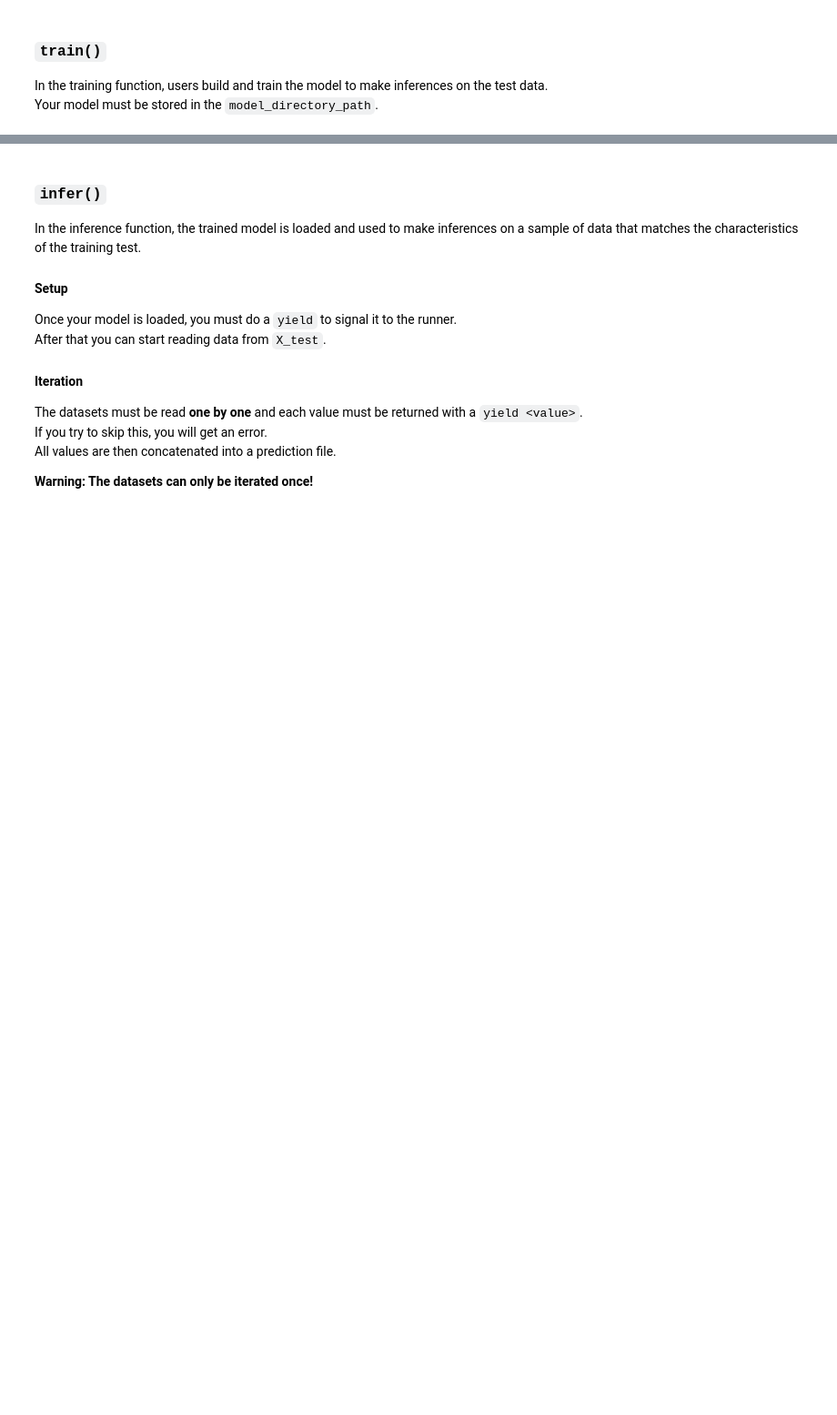
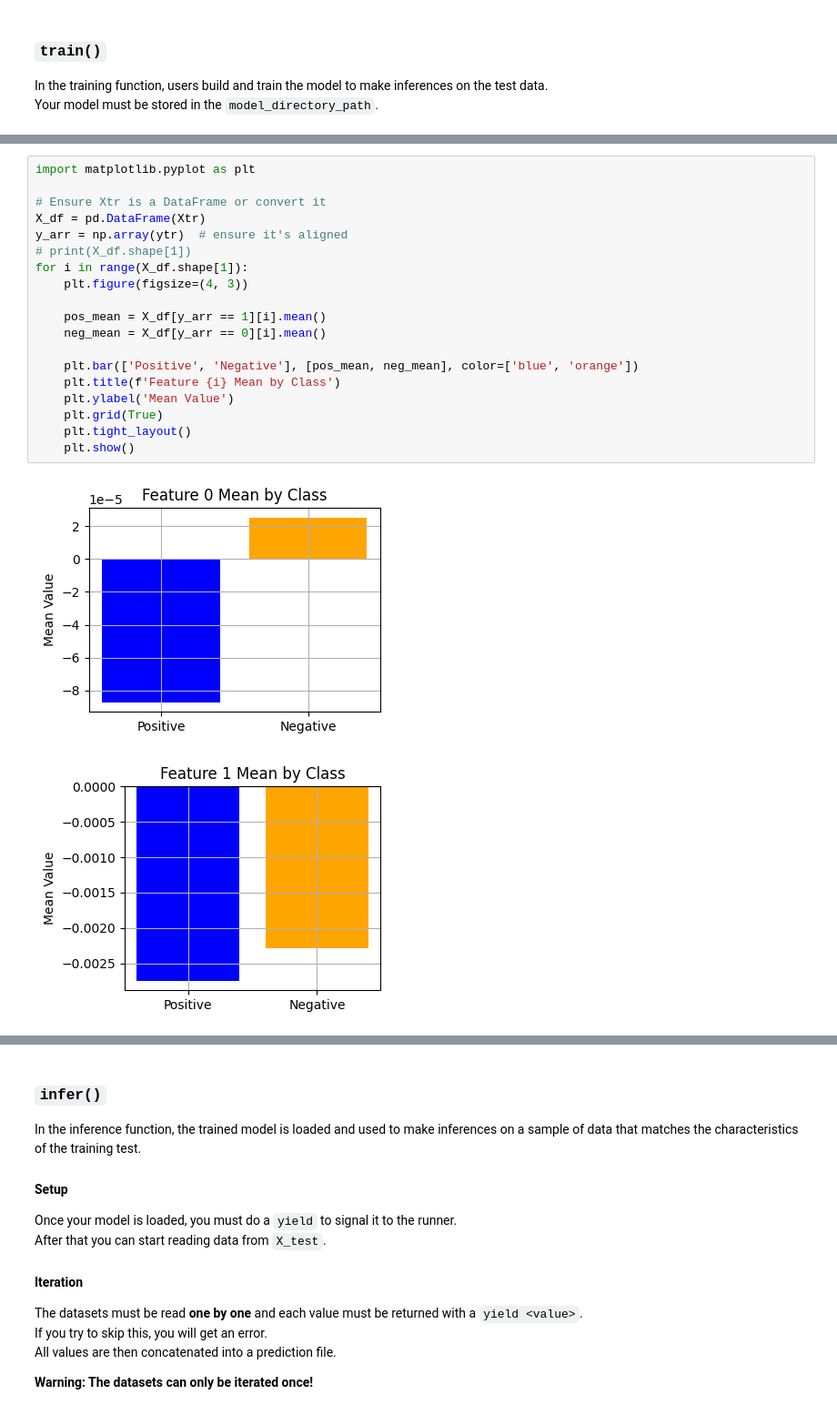
Before and after one commit to nurdauletakhanov/BlottoGame, a Jupyter notebook: competitions/structural-break/quickstarters/random-submission/random-submission.ipynb, the cells around one changed output, grey strips where cells are left out. Shown: that part at 91% size. Cells and saved outputs as stored; diff of their text form; blank space fills up the shorter version.

```diff
--- a/competitions/structural-break/quickstarters/random-submission/random-submission.ipynb
+++ b/competitions/structural-break/quickstarters/random-submission/random-submission.ipynb
@@ -189,0 +274,22 @@ def train(
+# %%
+import matplotlib.pyplot as plt
+
+# Ensure Xtr is a DataFrame or convert it
+X_df = pd.DataFrame(Xtr)
+y_arr = np.array(ytr)  # ensure it's aligned
+# print(X_df.shape[1])
+for i in range(X_df.shape[1]):
+    plt.figure(figsize=(4, 3))
+
+    pos_mean = X_df[y_arr == 1][i].mean()
+    neg_mean = X_df[y_arr == 0][i].mean()
+
+    plt.bar(['Positive', 'Negative'], [pos_mean, neg_mean], color=['blue', 'orange'])
+    plt.title(f'Feature {i} Mean by Class')
+    plt.ylabel('Mean Value')
+    plt.grid(True)
+    plt.tight_layout()
+    plt.show()
+# %% [output]
+[figure, added]
+[figure, added]
```
Also changed, not shown: parts of 18 cells of this notebook.
